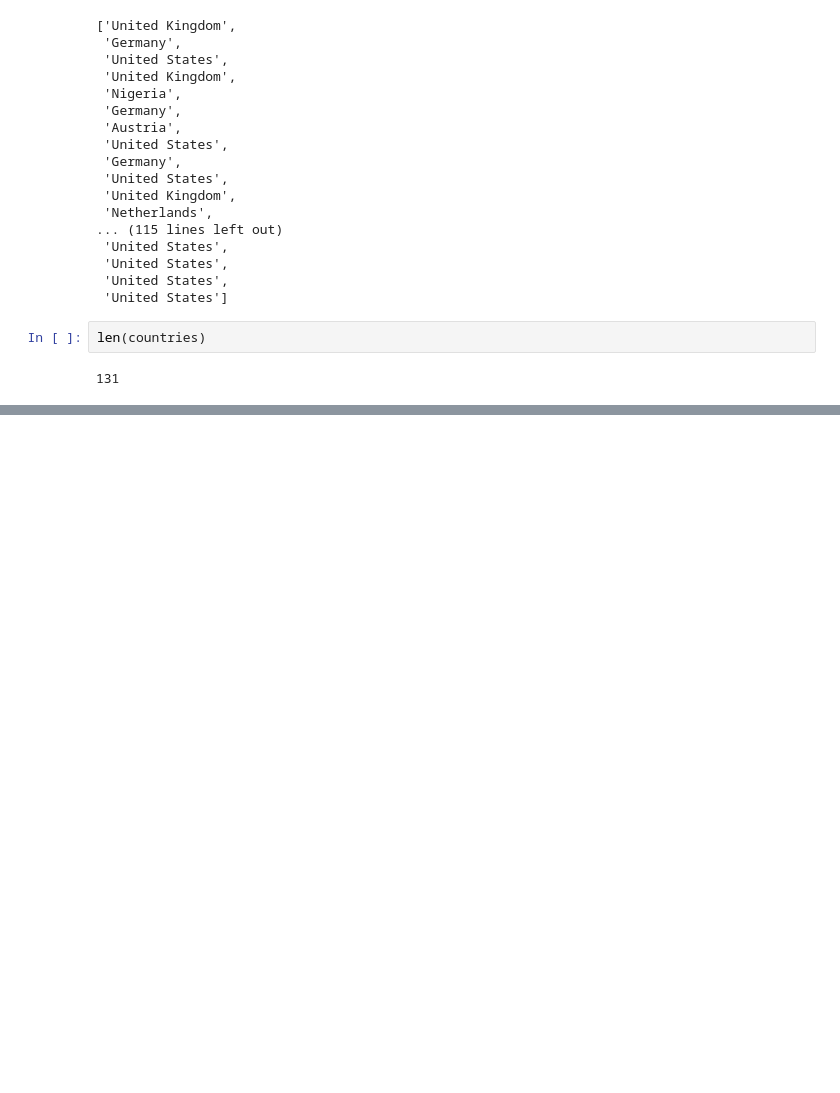
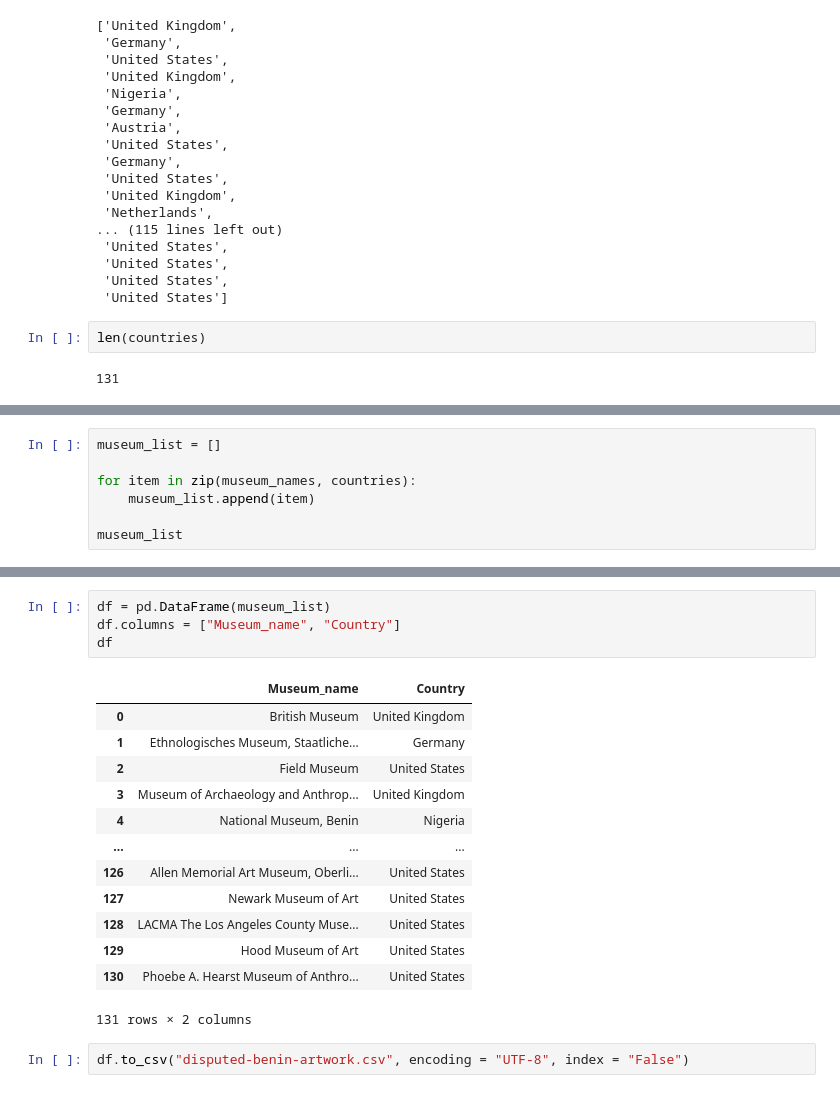
Before and after one commit to sajinashresthacoding/fall-2023-data-journalism-main, a Jupyter notebook: homework/hw-wk-05-non-tabular-scrape-BLANK.ipynb, the cells around one changed output, grey strips where cells are left out. Cells and saved outputs as stored; diff of their text form; blank space fills up the shorter version.

```diff
--- a/homework/hw-wk-05-non-tabular-scrape-BLANK.ipynb
+++ b/homework/hw-wk-05-non-tabular-scrape-BLANK.ipynb
@@ -255,0 +257,7 @@ AttributeError: ResultSet object has no attribute 'get_text'. You're probably tr
+# %%
+museum_list = []
+
+for item in zip(museum_names, countries):
+    museum_list.append(item)
+
+museum_list
@@ -255,0 +282,20 @@ AttributeError: ResultSet object has no attribute 'get_text'. You're probably tr
+# %%
+df = pd.DataFrame(museum_list)
+df.columns = ["Museum_name", "Country"]
+df
+# %% [output]
+|  | Museum_name | Country |
+| 0 | British Museum | United Kingdom |
+| 1 | Ethnologisches Museum, Staatliche... | Germany |
+| 2 | Field Museum | United States |
+| 3 | Museum of Archaeology and Anthrop... | United Kingdom |
+| 4 | National Museum, Benin | Nigeria |
+| ... | ... | ... |
+| 126 | Allen Memorial Art Museum, Oberli... | United States |
+| 127 | Newark Museum of Art | United States |
+| 128 | LACMA The Los Angeles County Muse... | United States |
+| 129 | Hood Museum of Art | United States |
+| 130 | Phoebe A. Hearst Museum of Anthro... | United States |
+131 rows × 2 columns
+# %%
+df.to_csv("disputed-benin-artwork.csv", encoding = "UTF-8", index = "False")
```
Also changed, not shown: parts of 3 cells of this notebook.
